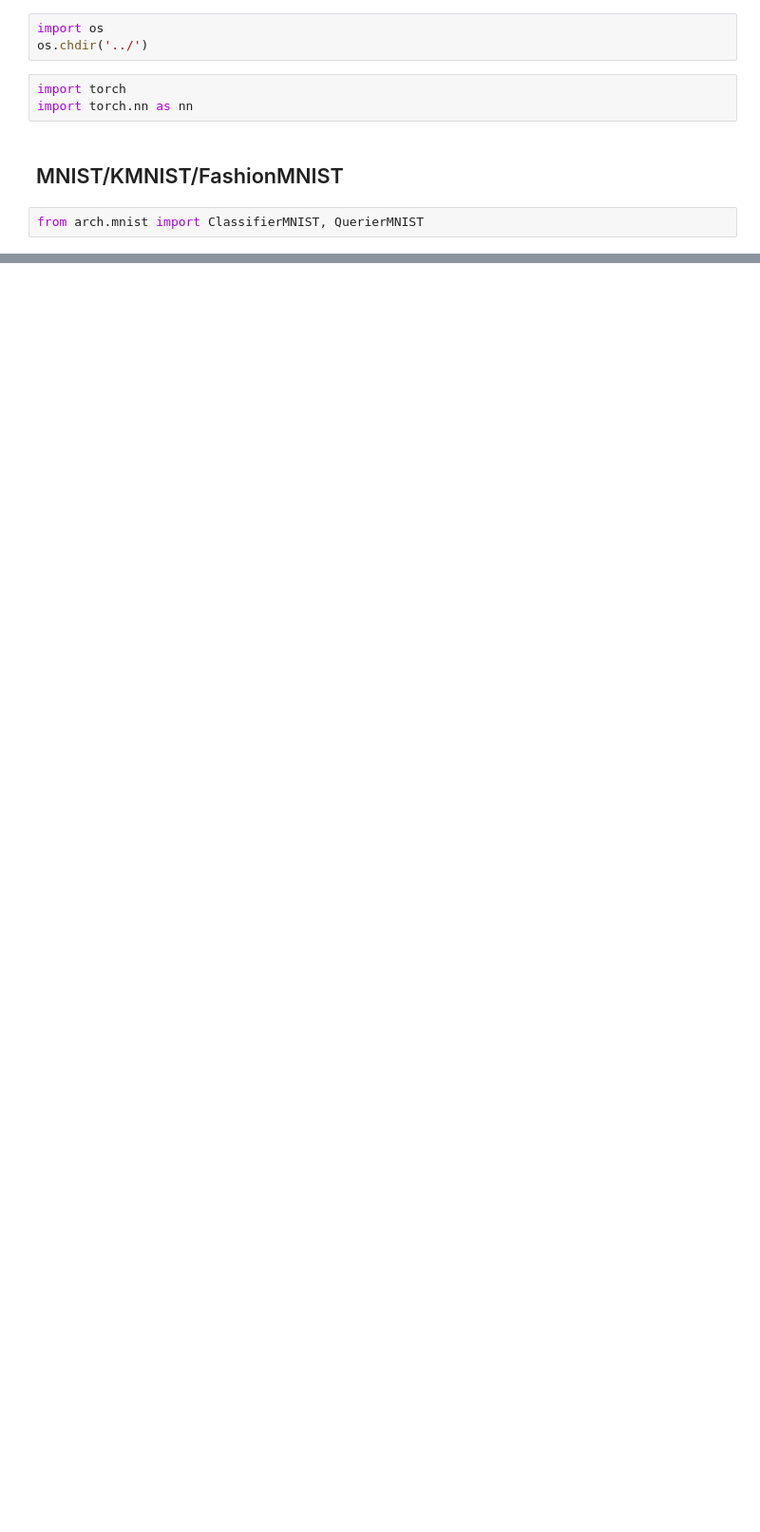
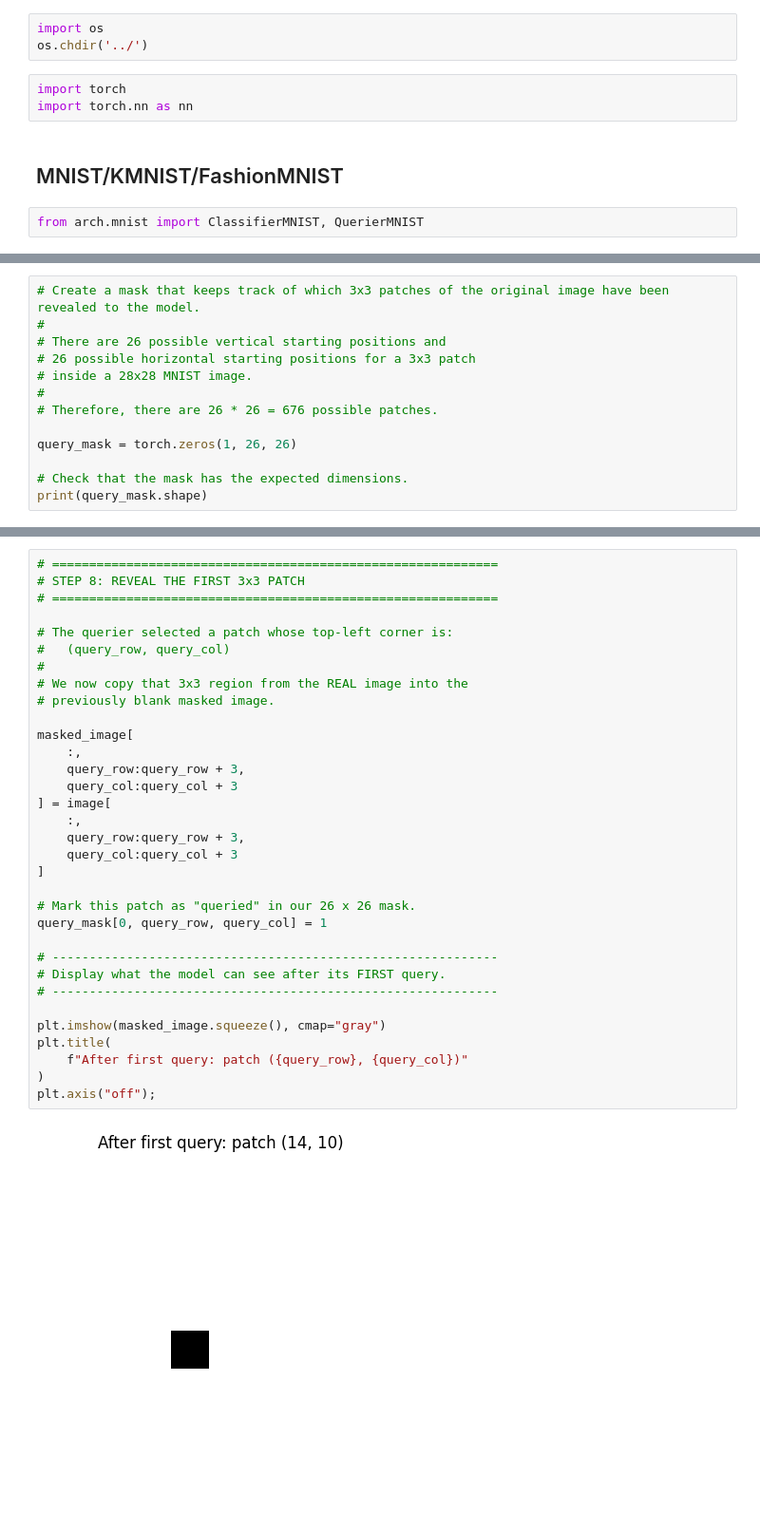
Before and after one commit to JaJuanBrown/VariationalInformationPursuit, a Jupyter notebook: pretrain/loading.ipynb, the cells around one changed output, grey strips where cells are left out. Shown at 95% size. Cells and saved outputs as stored; diff of their text form; blank space fills up the shorter version.

```diff
--- a/pretrain/loading.ipynb
+++ b/pretrain/loading.ipynb
@@ -74,0 +83,13 @@ net.load_state_dict(ckpt)
+# %%
+# Create a mask that keeps track of which 3x3 patches of the original image have been revealed to the model.
+#
+# There are 26 possible vertical starting positions and
+# 26 possible horizontal starting positions for a 3x3 patch
+# inside a 28x28 MNIST image.
+#
+# Therefore, there are 26 * 26 = 676 possible patches.
+
+query_mask = torch.zeros(1, 26, 26)
+
+# Check that the mask has the expected dimensions.
+print(query_mask.shape)
@@ -74,0 +160,35 @@ net.load_state_dict(ckpt)
+# %%
+# ============================================================
+# STEP 8: REVEAL THE FIRST 3x3 PATCH
+# ============================================================
+
+# The querier selected a patch whose top-left corner is:
+#   (query_row, query_col)
+#
+# We now copy that 3x3 region from the REAL image into the
+# previously blank masked image.
+
+masked_image[
+    :,
+    query_row:query_row + 3,
+    query_col:query_col + 3
+] = image[
+    :,
+    query_row:query_row + 3,
+    query_col:query_col + 3
+]
+
+# Mark this patch as "queried" in our 26 x 26 mask.
+query_mask[0, query_row, query_col] = 1
+
+# ------------------------------------------------------------
+# Display what the model can see after its FIRST query.
+# ------------------------------------------------------------
+
+plt.imshow(masked_image.squeeze(), cmap="gray")
+plt.title(
+    f"After first query: patch ({query_row}, {query_col})"
+)
+plt.axis("off");
+# %% [output]
+[figure, added]
```
Also changed, not shown: parts of 23 cells of this notebook.
